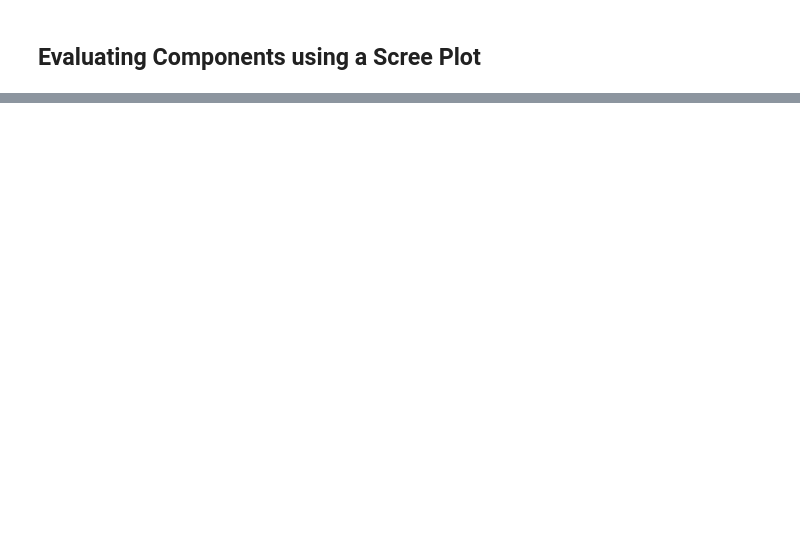
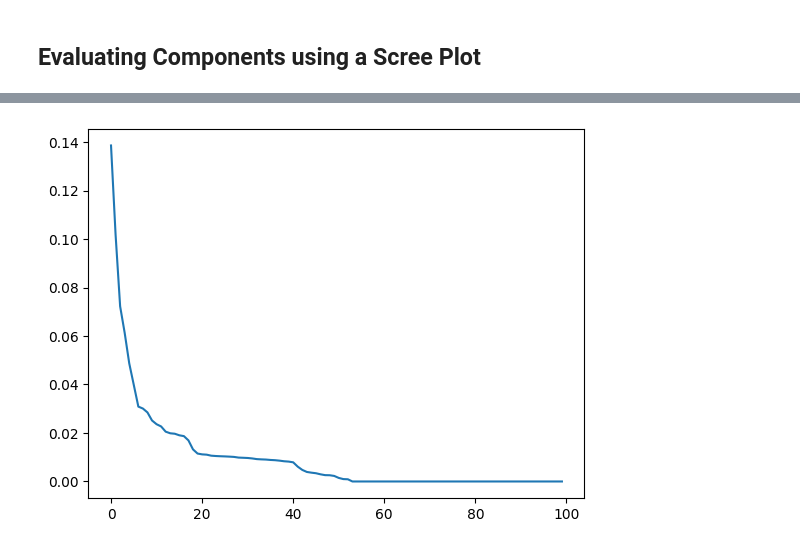
Before and after one commit to hypergalois/MachineFailurePrediction, a Jupyter notebook: 3.Preprocessing.ipynb, the cells around one changed output, grey strips where cells are left out. Saved outputs shown, nothing was run; the diff lists cells and outputs as text; code cells hidden in the pictures; blank space fills up the shorter version.

```diff
--- a/3.Preprocessing.ipynb
+++ b/3.Preprocessing.ipynb
@@ -33,0 +108,5 @@ plt.show()
+# %%
+plt.plot(fit_pca[100].explained_variance_ratio_)
+plt.show()
+# %% [output]
+[figure, added]
```
Also changed, not shown: parts of 20 cells of this notebook.
